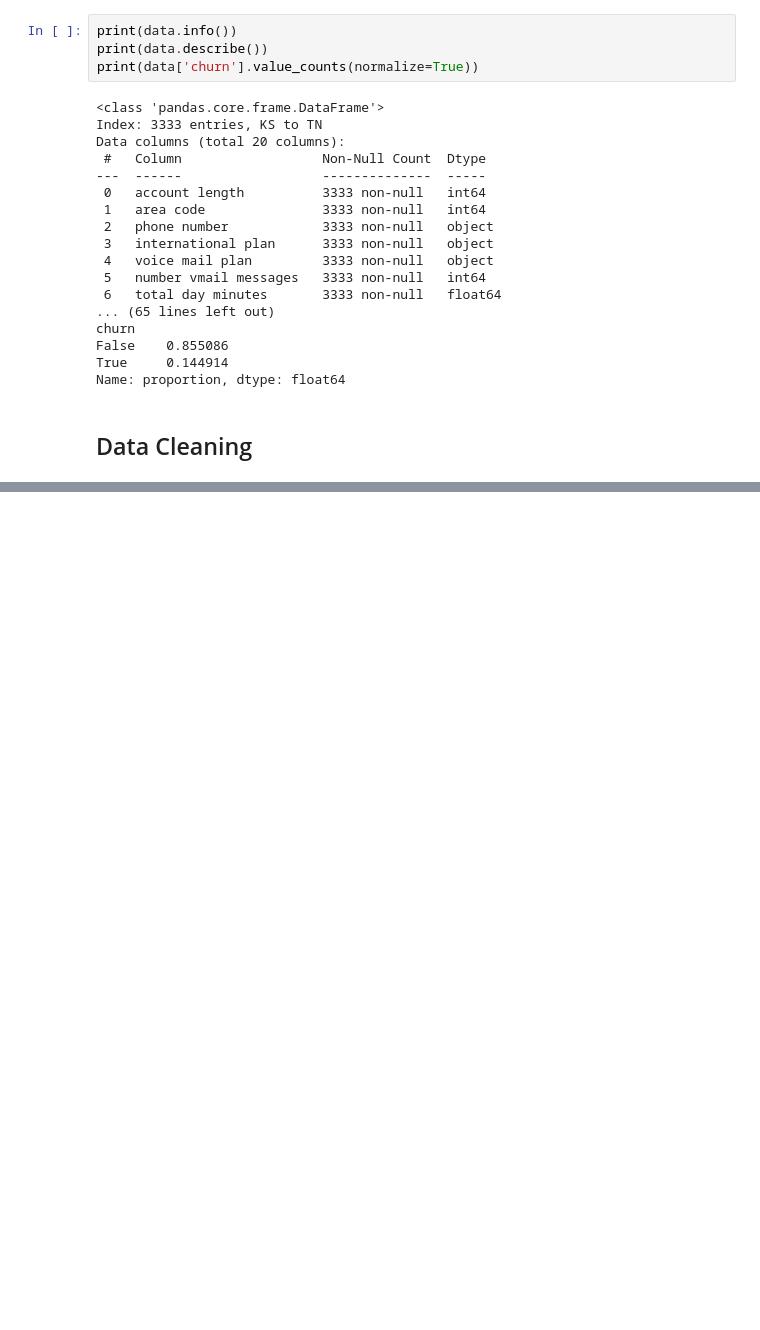
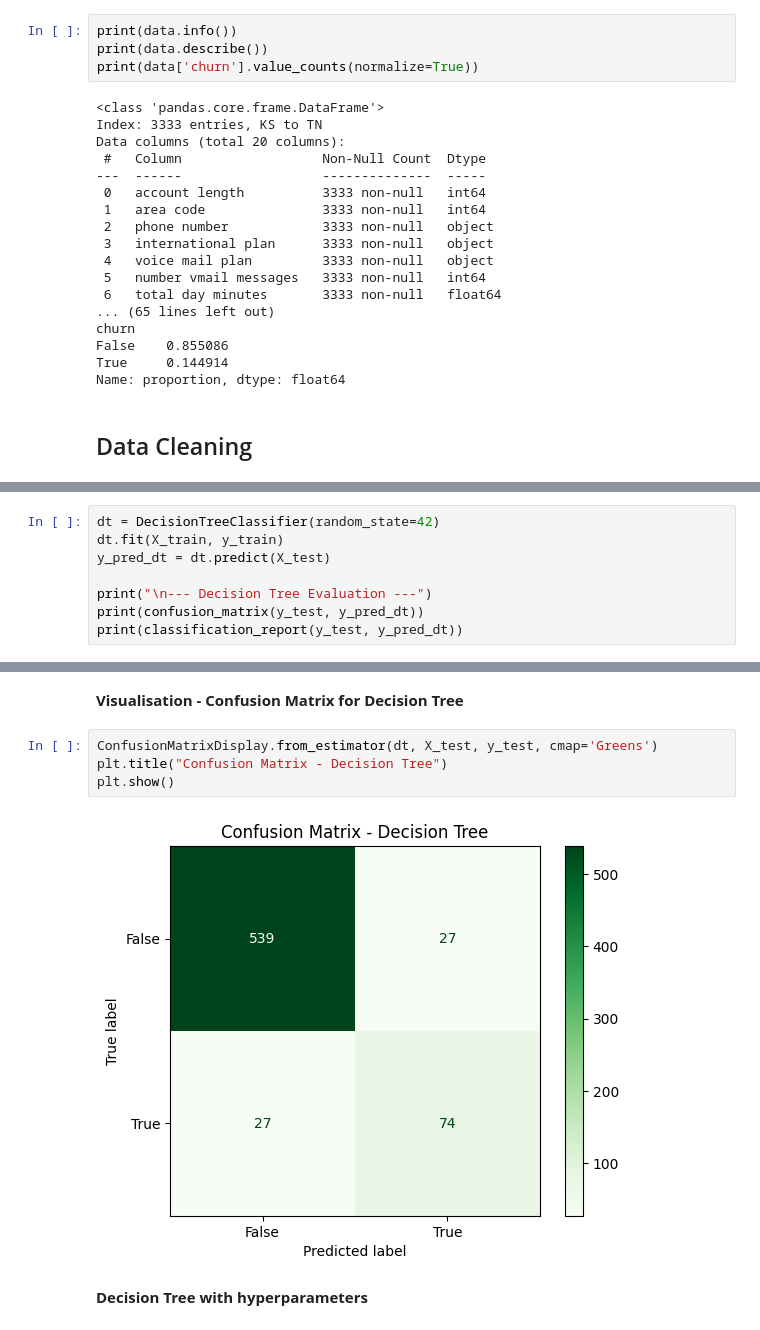
Before and after one commit to sirak-karis/Phase3_churn_prediction, a Jupyter notebook: P3.ipynb, the cells around one changed output, grey strips where cells are left out. Drawn from its saved outputs; the diff is of its cells as text; blank space fills up the shorter version.

```diff
--- a/P3.ipynb
+++ b/P3.ipynb
@@ -120,0 +191,8 @@ dtype: int64
+# %%
+dt = DecisionTreeClassifier(random_state=42)
+dt.fit(X_train, y_train)
+y_pred_dt = dt.predict(X_test)
+
+print("\n--- Decision Tree Evaluation ---")
+print(confusion_matrix(y_test, y_pred_dt))
+print(classification_report(y_test, y_pred_dt))
@@ -120,0 +211,10 @@ dtype: int64
+# %% [markdown]
+__Visualisation - Confusion Matrix for Decision Tree__
+# %%
+ConfusionMatrixDisplay.from_estimator(dt, X_test, y_test, cmap='Greens')
+plt.title("Confusion Matrix - Decision Tree")
+plt.show()
+# %% [output]
+[figure, added]
+# %% [markdown]
+__Decision Tree with hyperparameters__
```
Also changed, not shown: parts of 26 cells of this notebook, 3 other files.
